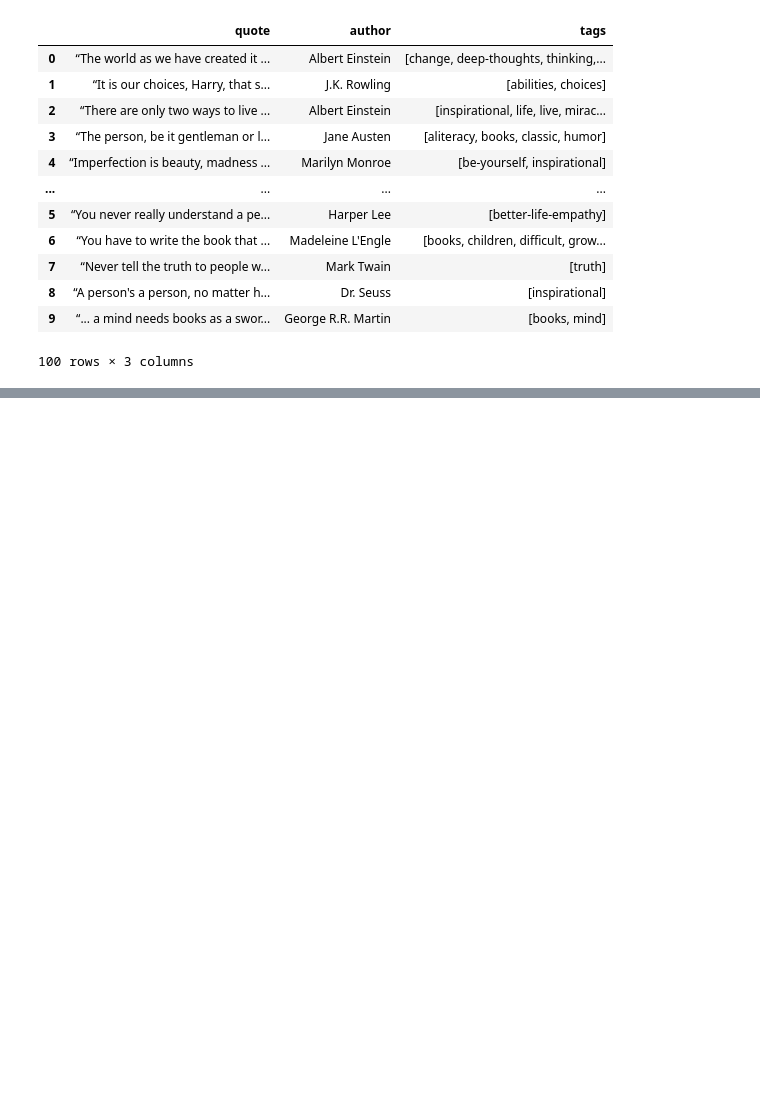
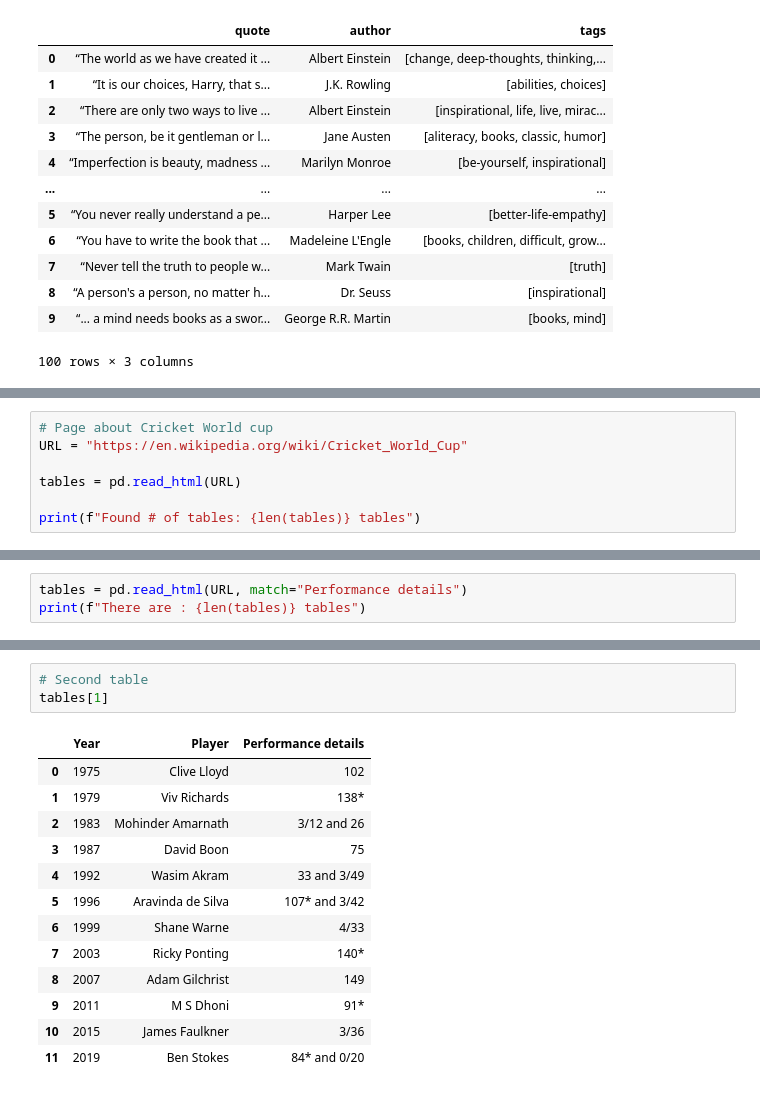
Before and after one commit to ow-gryphon/gryphon-web-scraping, a Jupyter notebook: template/notebooks/web_scraping/[template] HTML Scraping Using Beautiful Soup and Pandas.ipynb, the cells around one changed output, grey strips where cells are left out. Cells and saved outputs as stored; diff of their text form; blank space fills up the shorter version.

```diff
--- a/template/notebooks/web_scraping/[rename] Simple scraping.ipynb
+++ b/template/notebooks/web_scraping/[template] HTML Scraping Using Beautiful Soup and Pandas.ipynb
@@ -246,0 +340,7 @@ df
+# %%
+# Page about Cricket World cup
+URL = "https://en.wikipedia.org/wiki/Cricket_World_Cup"
+
+tables = pd.read_html(URL)
+
+print(f"Found # of tables: {len(tables)} tables")
@@ -246,0 +384,3 @@ df
+# %%
+tables = pd.read_html(URL, match="Performance details")
+print(f"There are : {len(tables)} tables")
@@ -246,0 +402,17 @@ df
+# %%
+# Second table
+tables[1]
+# %% [output]
+|  | Year | Player | Performance details |
+| 0 | 1975 | Clive Lloyd | 102 |
+| 1 | 1979 | Viv Richards | 138* |
+| 2 | 1983 | Mohinder Amarnath | 3/12 and 26 |
+| 3 | 1987 | David Boon | 75 |
+| 4 | 1992 | Wasim Akram | 33 and 3/49 |
+| 5 | 1996 | Aravinda de Silva | 107* and 3/42 |
+| 6 | 1999 | Shane Warne | 4/33 |
+| 7 | 2003 | Ricky Ponting | 140* |
+| 8 | 2007 | Adam Gilchrist | 149 |
+| 9 | 2011 | M S Dhoni | 91* |
+| 10 | 2015 | James Faulkner | 3/36 |
+| 11 | 2019 | Ben Stokes | 84* and 0/20 |
```
Also changed, not shown: parts of 40 cells of this notebook, 15 other files.
